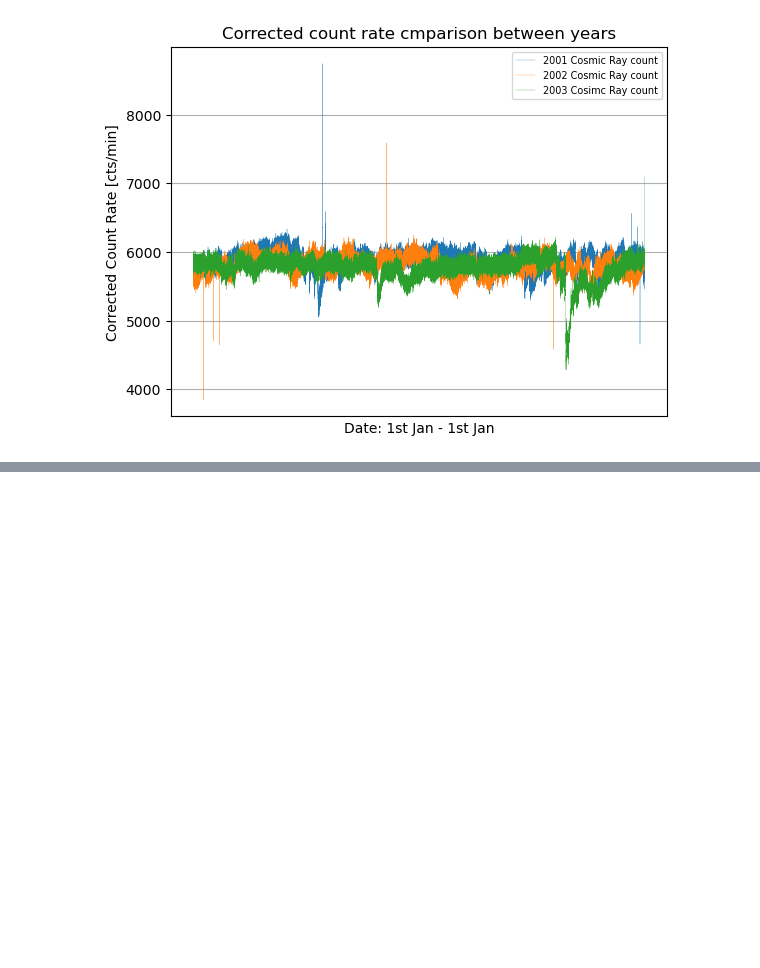
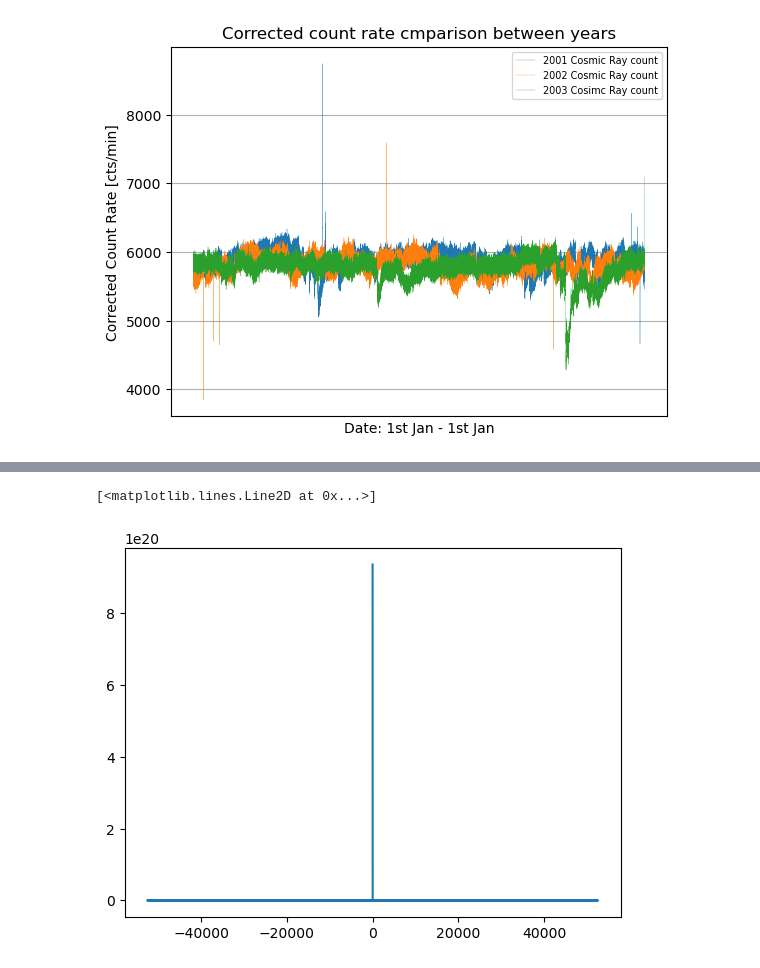
Before and after one commit to JamesGebala/High-energy-cosmic-rays-The-journey-from-supernovae-to-Earth, a Jupyter notebook: personal project plot.ipynb, the cells around one changed output, grey strips where cells are left out. Cells and saved outputs as stored; diff of their text form; code cells hidden in the pictures; blank space fills up the shorter version.

```diff
--- a/personal project plot.ipynb
+++ b/personal project plot.ipynb
@@ -229,0 +250,6 @@ Index([ 1,  1,  1,  1,  1,  1,  1,  1,  1,  1,
+# %%
+data_1_fft = scipy.fftpack.fft(data_1_timeframe['CorrectedCountRate[cts/min]'])
+# %%
+data_1_pd = np.abs(data_1_fft)**2
+# %%
+sample_freq = scipy.fftpack.fftfreq(len(data_1_pd), 1. / 105120)
@@ -229,0 +258,5 @@ Index([ 1,  1,  1,  1,  1,  1,  1,  1,  1,  1,
+# %%
+plt.plot(sample_freq, data_1_pd)
+# %% [output]
+[<matplotlib.lines.Line2D at 0x...>]
+[figure, added]
```
Also changed, not shown: parts of 13 cells of this notebook.
